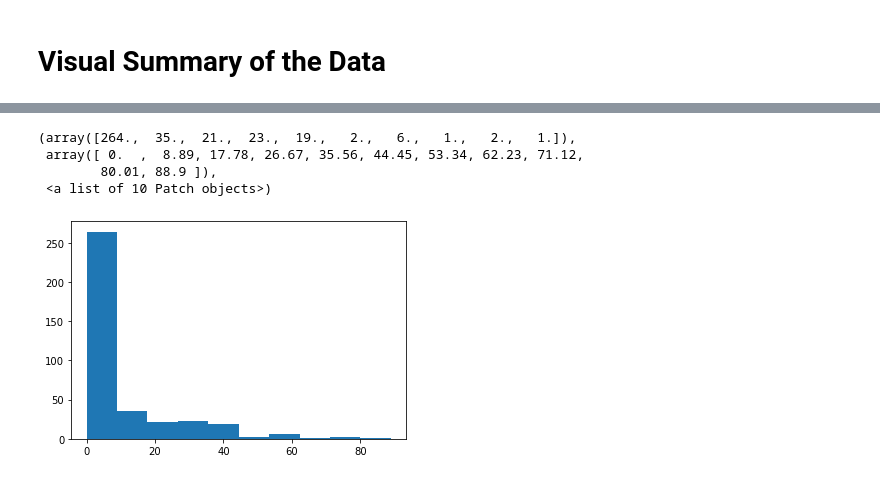
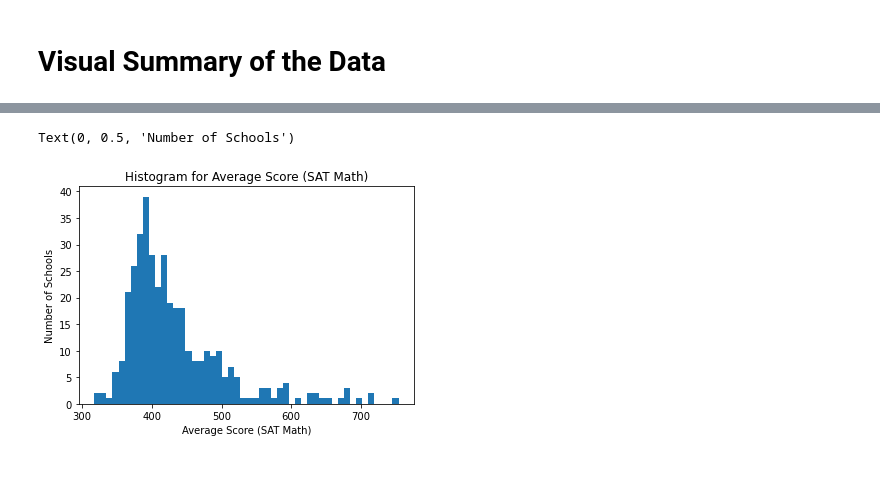
Before and after one commit to anusha-arif/project-1, a Jupyter notebook: Arif_Anusha_Project1.ipynb, the cells around one changed output, grey strips where cells are left out. Saved outputs shown, nothing was run; the diff lists cells and outputs as text; code cells hidden in the pictures.

```diff
--- a/Arif_Anusha_Project1.ipynb
+++ b/Arif_Anusha_Project1.ipynb
@@ -35,4 +42,4 @@ Data columns (total 22 columns):
 dtypes: float64(6), int64(1), object(15)
 memory usage: 49.3+ KB
 # %%
-pd.DataFrame(nyc_hs)
+nyc_hs = pd.DataFrame(nyc_hs)
@@ -200,8 +114,8 @@ plt.hist(nyc_hs_new["HispanicPercent_numeric"])
-# %%
-plt.hist(nyc_hs_new["AsianPercent_numeric"])
-# %% [output]
-(array([264.,  35.,  21.,  23.,  19.,   2.,   6.,   1.,   2.,   1.]),
- array([ 0.  ,  8.89, 17.78, 26.67, 35.56, 44.45, 53.34, 62.23, 71.12,
-        80.01, 88.9 ]),
- <a list of 10 Patch objects>)
-[figure, removed]
+# %%
+plt.hist(nyc_hs_new["Average Score (SAT Math)"], bins = 50)
+plt.title("Histogram for Average Score (SAT Math)")
+plt.xlabel("Average Score (SAT Math)")
+plt.ylabel("Number of Schools")
+# %% [output]
+Text(0, 0.5, 'Number of Schools')
+[figure, added]
```
Also changed, not shown: parts of 31 cells of this notebook.
